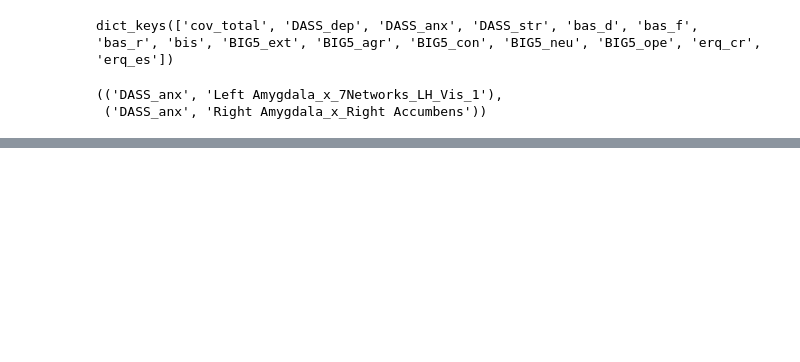
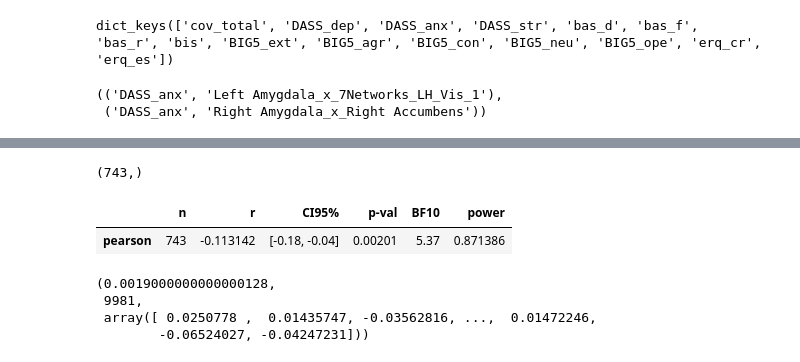
Before and after one commit to gv21/MIP_lab_Project, a Jupyter notebook: group_analysis.ipynb, the cells around one changed output, grey strips where cells are left out. Drawn from its saved outputs; the diff is of its cells as text; code cells hidden in the pictures; blank space fills up the shorter version.

```diff
--- a/group_analysis.ipynb
+++ b/group_analysis.ipynb
@@ -198,0 +326,25 @@ statistical_tests.to_csv('Movie_wise_DASS_anx_without_TRs.csv', index=False)
+# %%
+import json
+with open('data/Annot_Sintel_stim.json', 'r') as f:
+    # Lecture du contenu du fichier et chargement des données JSON en tant que dictionnaire
+    annot = json.load(f)
+index_anx = annot['Columns'].index('Anxiety')
+# %%
+ratings = np.genfromtxt('data/Annot_Sintel_stim.tsv', delimiter='\t')
+anx_rating = ratings[:,index_anx]
+# %%
+from scipy import signal
+resampling_len = len(statistical_tests["r"])
+anx_rating_ressampled= signal.resample(anx_rating, resampling_len)
+anx_rating_ressampled.shape
+# %% [output]
+(743,)
+# %%
+x=np.array(statistical_tests["r"])
+y = anx_rating_ressampled
+
+LAmygdala_LAAC_anxiety = pg.corr(x,y, method="pearson")
+LAmygdala_LAAC_anxiety
+# %% [output]
+|  | n | r | CI95% | p-val | BF10 | power |
+| pearson | 743 | -0.113142 | [-0.18, -0.04] | 0.00201 | 5.37 | 0.871386 |
@@ -198,0 +355,7 @@ statistical_tests.to_csv('Movie_wise_DASS_anx_without_TRs.csv', index=False)
+# %%
+LAmygdala_LAAC_anxiety_sig, greater_less_sum, null_distribution
+# %% [output]
+(0.0019000000000000128,
+ 9981,
+ array([ 0.0250778 ,  0.01435747, -0.03562816, ...,  0.01472246,
+        -0.06524027, -0.04247231]))
```
Also changed, not shown: parts of 13 cells of this notebook.
